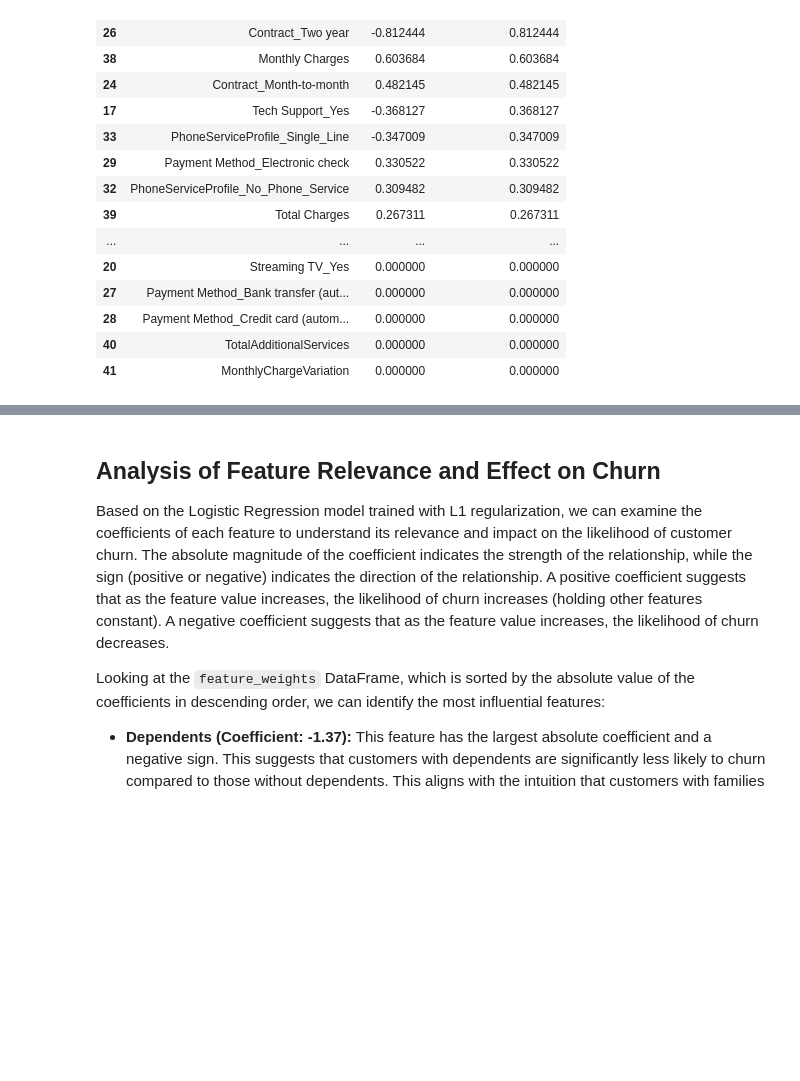
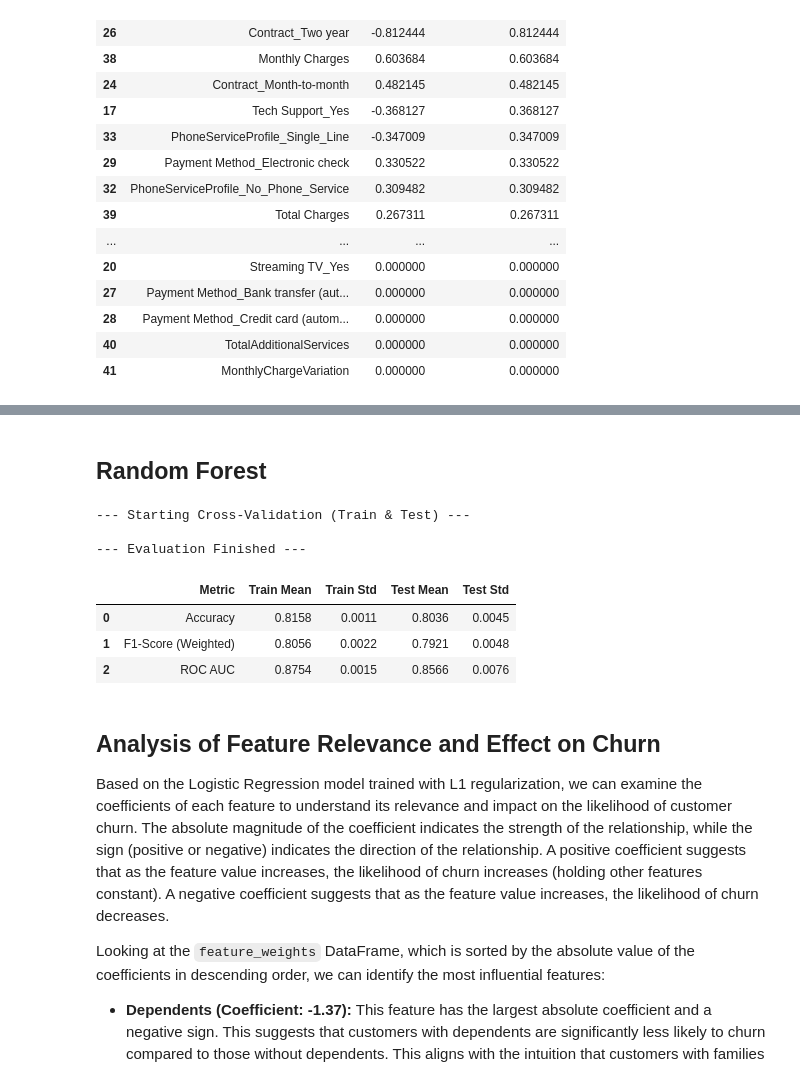
Before and after one commit to caio-olubini/ML-Projects, a Jupyter notebook: Telco_Customer_Churn_Classification_Model.ipynb, the cells around one changed output, grey strips where cells are left out. Cells and saved outputs as stored; diff of their text form; code cells hidden in the pictures; blank space fills up the shorter version.

```diff
--- a/Telco_Customer_Churn_Classification_Model.ipynb
+++ b/Telco_Customer_Churn_Classification_Model.ipynb
@@ -815,3 +851,29 @@ Feature Weights from the last fold's trained model:
+# %% [markdown]
+## Random Forest
+# %%
+from sklearn.ensemble import RandomForestClassifier
+
+# Initialize Random Forest Classifier model
+model = RandomForestClassifier(n_estimators = 300,
+                               max_depth=6,
+                               min_samples_split=12,
+                               min_samples_leaf=10,
+                               random_state=42)
+
+# Initialize a StratifiedKFold object (same as before)
+cv = StratifiedKFold(n_splits=5, shuffle=True, random_state=42)
+
+# Perform cross-validation
+trained_model_rf, results_rf = evaluate_model_cv(model=model, X=X_processed, y=y, cv_strategy=cv)
+results_rf
+# %% [output]
+--- Starting Cross-Validation (Train & Test) ---
+
+--- Evaluation Finished ---
+|  | Metric | Train Mean | Train Std | Test Mean | Test Std |
+| 0 | Accuracy | 0.8158 | 0.0011 | 0.8036 | 0.0045 |
+| 1 | F1-Score (Weighted) | 0.8056 | 0.0022 | 0.7921 | 0.0048 |
+| 2 | ROC AUC | 0.8754 | 0.0015 | 0.8566 | 0.0076 |
 # %% [markdown]
 ## Analysis of Feature Relevance and Effect on Churn
 
```
Also changed, not shown: parts of 9 cells of this notebook.
